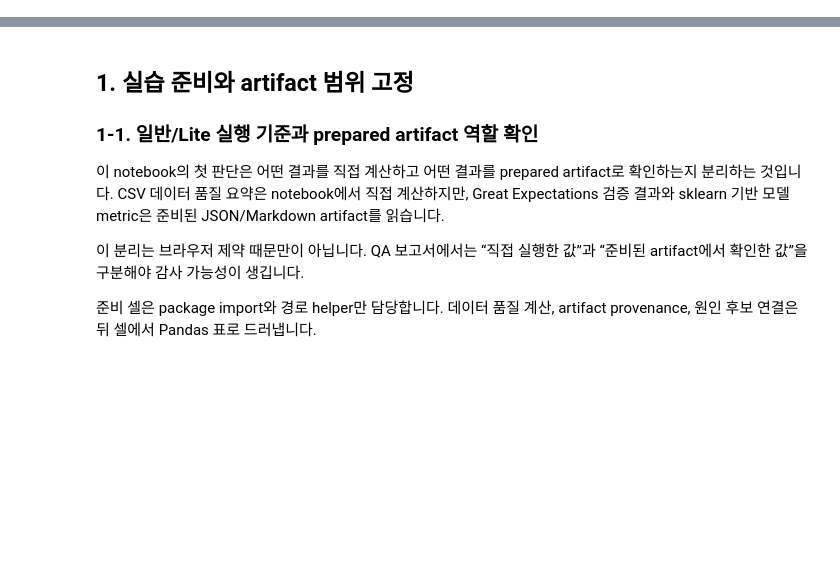
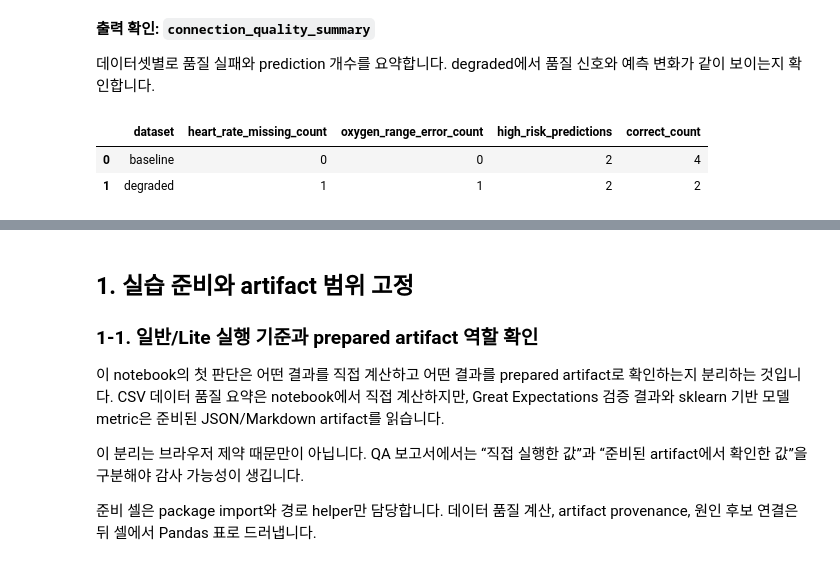
Before and after one commit to seungbaeji/tta-aiqa, a Jupyter notebook: jupyterlite/files/02_model_quality/2_data_metric_connection_lab.ipynb, the cells around one changed output, grey strips where cells are left out. Saved outputs shown, nothing was run; the diff lists cells and outputs as text; code cells hidden in the pictures; blank space fills up the shorter version.

```diff
--- a/jupyterlite/files/02_model_quality/2_data_metric_connection_lab.ipynb
+++ b/jupyterlite/files/02_model_quality/2_data_metric_connection_lab.ipynb
@@ -25,0 +154,10 @@
+# %% [markdown]
+**출력 확인: `connection_quality_summary`**
+
+데이터셋별로 품질 실패와 prediction 개수를 요약합니다. degraded에서 품질 신호와 예측 변화가 같이 보이는지 확인합니다.
+# %%
+display(connection_quality_summary)
+# %% [output]
+|  | dataset | heart_rate_missing_count | oxygen_range_error_count | high_risk_predictions | correct_count |
+| 0 | baseline | 0 | 0 | 2 | 4 |
+| 1 | degraded | 1 | 1 | 2 | 2 |
```
Also changed, not shown: parts of 59 cells of this notebook, 3 other files.
